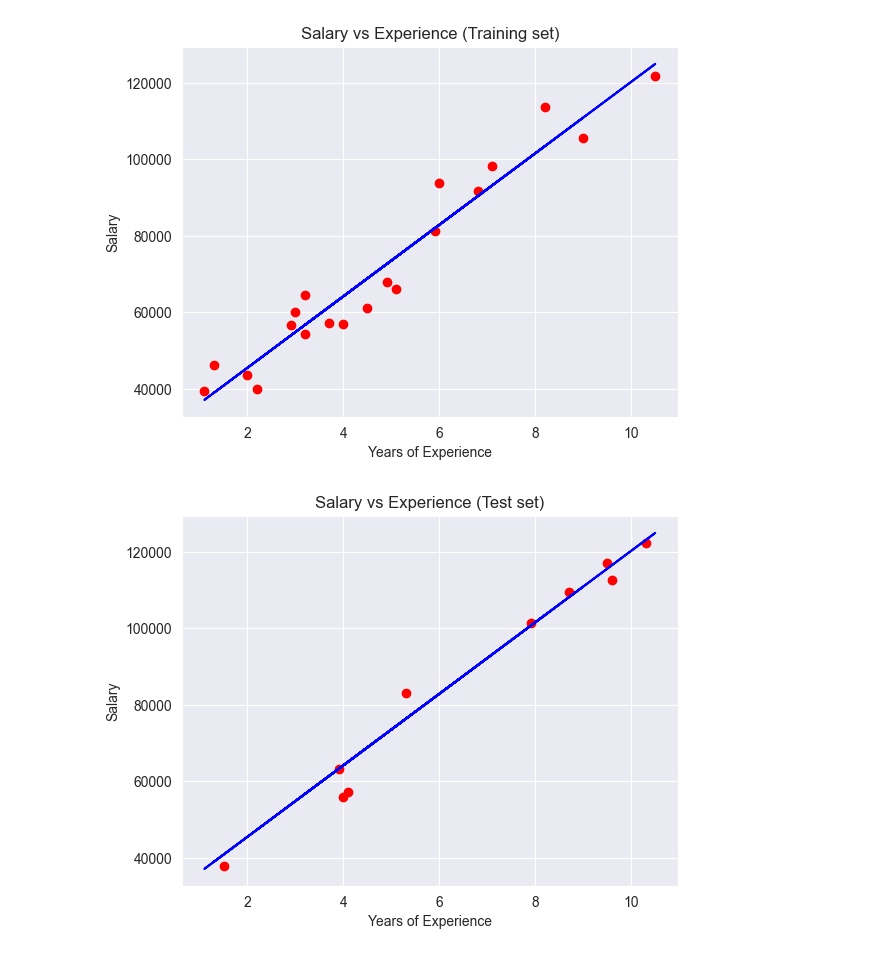
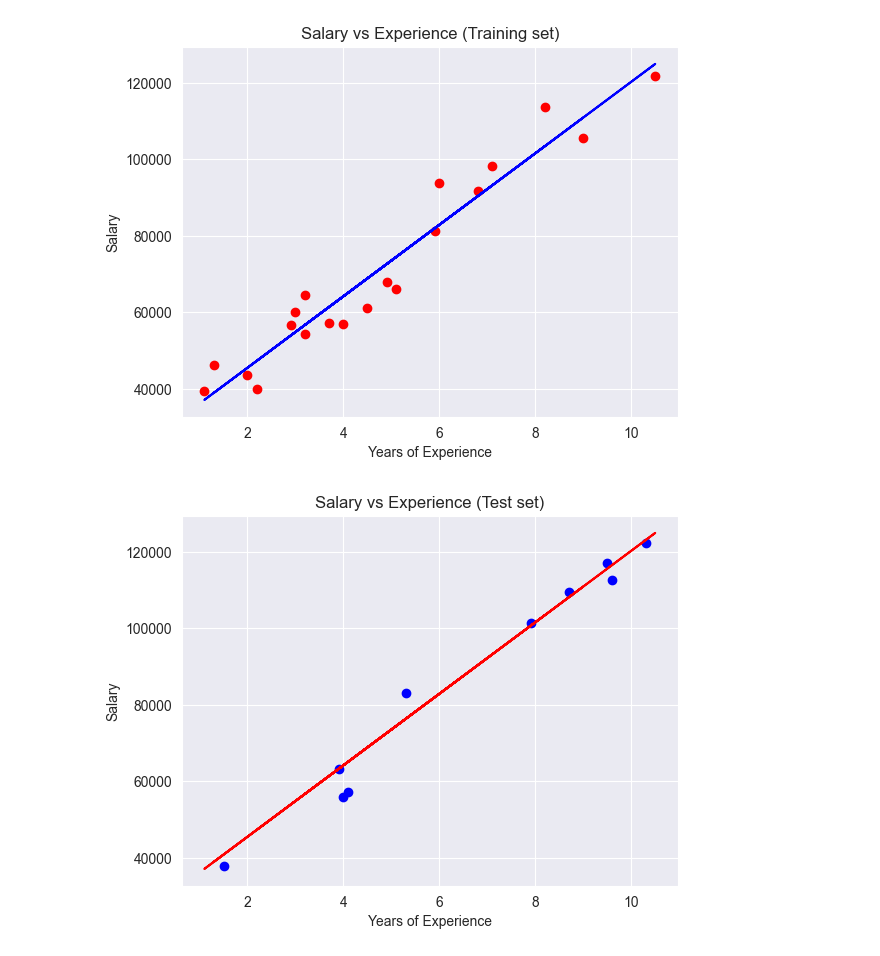
Before and after one commit to valatwork/statistics, a Jupyter notebook: 044-linear-regression.ipynb, the cells around one changed output. Cells and saved outputs as stored; diff of their text form; code cells hidden in the pictures.

```diff
--- a/043-linear-regression.ipynb
+++ b/044-linear-regression.ipynb
@@ -186,17 +185,17 @@ _ = plt.scatter(x_i, y_i, marker='o', color='red')
 #### Example 4 - Training a linear regression model
 # %%
 dataset = pd.read_csv('data/salary_data.csv')
-X = dataset.iloc[:, :-1].values
+x = dataset.iloc[:, :-1].values
 y = dataset.iloc[:, -1].values
 # %%
 # splitting the dataset into the Training set and Test set
 from sklearn.model_selection import train_test_split
-X_train, X_test, y_train, y_test = train_test_split(X, y, test_size = 1/3, random_state = 0)
+x_train, x_test, y_train, y_test = train_test_split(x, y, test_size = 1/3, random_state = 0)
 # %%
 # Training the model on the training set
 from sklearn.linear_model import LinearRegression
 regressor = LinearRegression()
-regressor.fit(X_train, y_train)
+regressor.fit(x_train, y_train)
 # %% [output]
 LinearRegression()
 # %%
@@ -211,11 +210,11 @@ plt.show()
 # %% [output]
 [figure]
 # %%
-plt.scatter(X_test, y_test, color = 'red')
-plt.plot(X_train, regressor.predict(X_train), color = 'blue')
+plt.scatter(x_test, y_test, color = 'blue')
+plt.plot(x_train, regressor.predict(x_train), color = 'red')
 plt.title('Salary vs Experience (Test set)')
 plt.xlabel('Years of Experience')
 plt.ylabel('Salary')
 plt.show()
 # %% [output]
-[figure, old version]
+[figure, new version]
```
Also changed, not shown: parts of 3 cells of this notebook, 3 other files.
